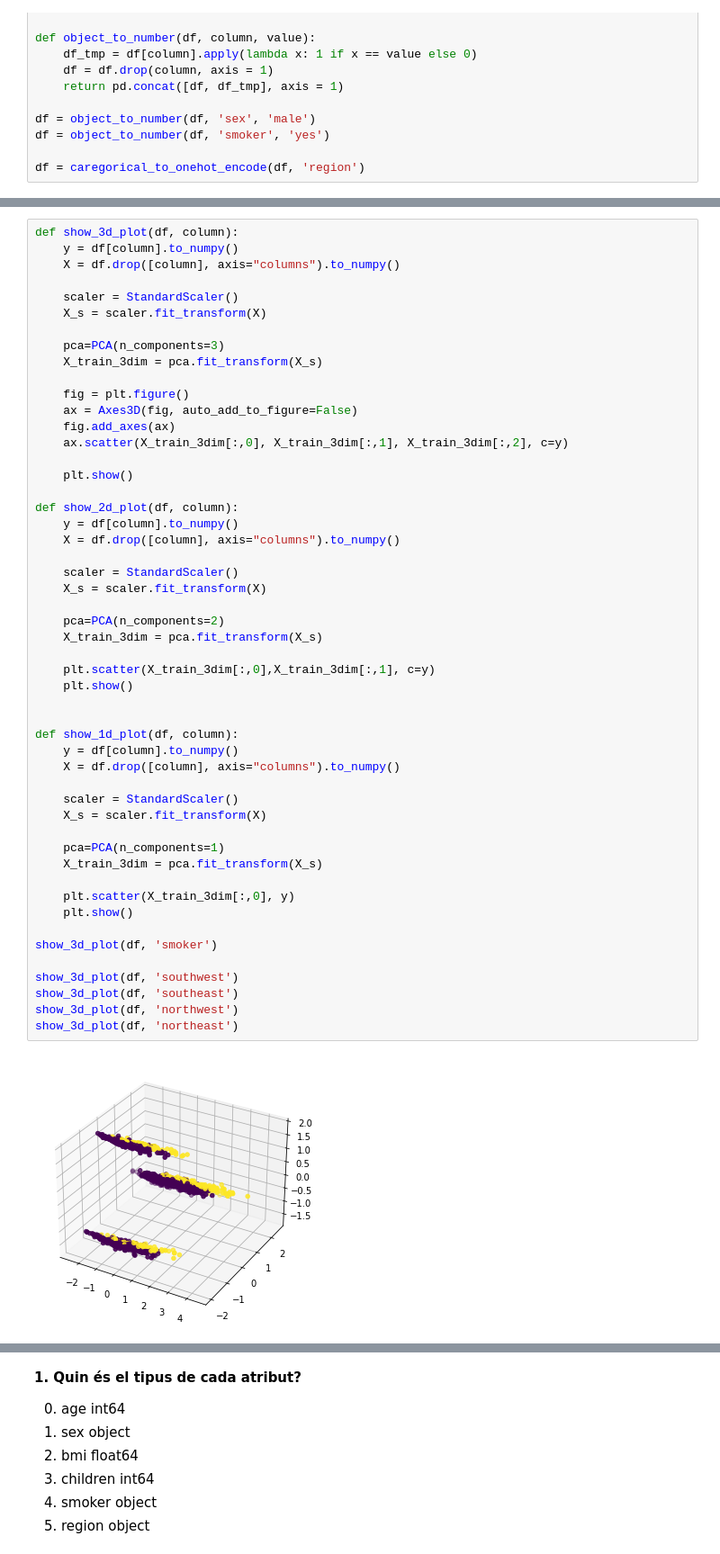
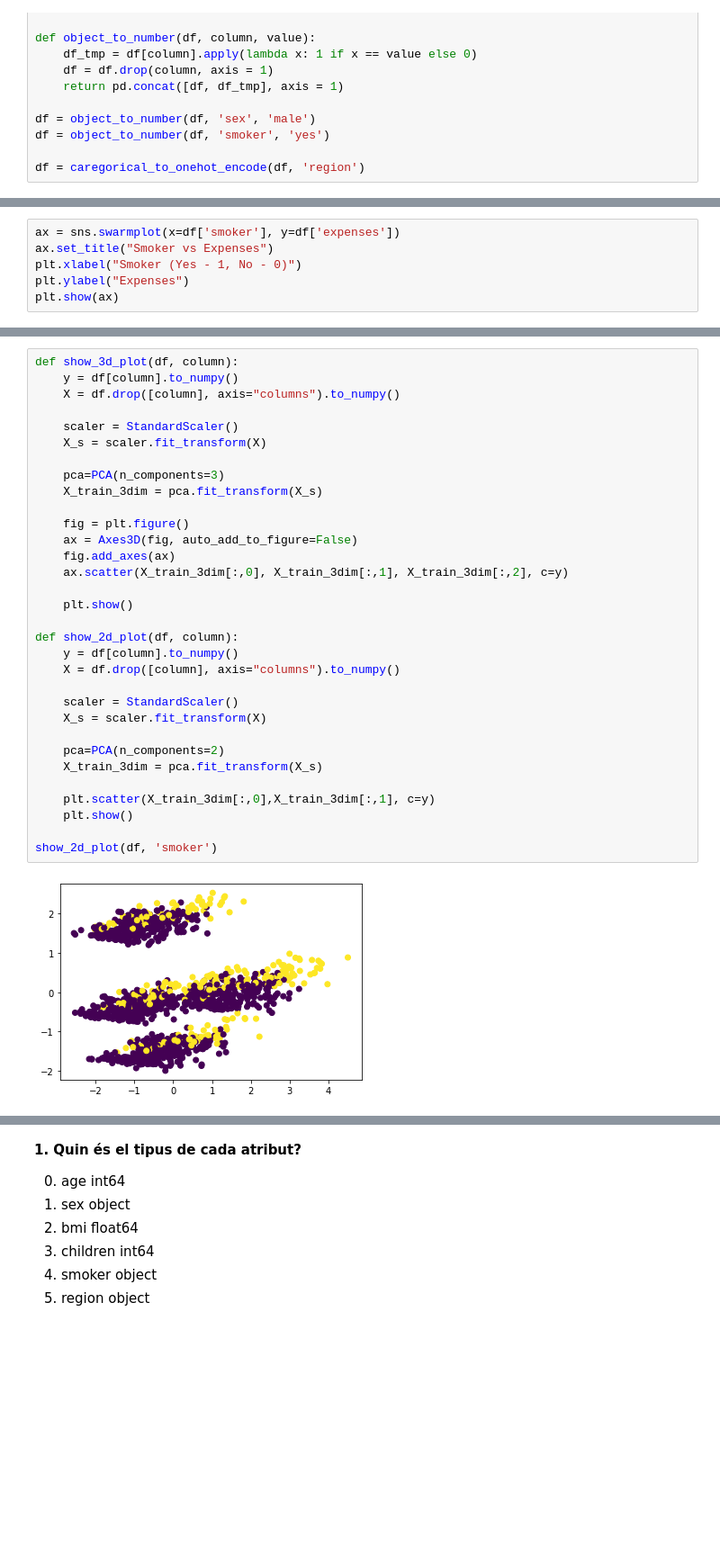
Before and after one commit to jaguilera95/ApC-GPA606, a Jupyter notebook: src/Practica1-Regression2021.ipynb, the cells around one changed output, grey strips where cells are left out. Shown at 90% size. Saved outputs shown, nothing was run; the diff lists cells and outputs as text; blank space fills up the shorter version.

```diff
--- a/src/Practica1-Regression2021.ipynb
+++ b/src/Practica1-Regression2021.ipynb
@@ -110,0 +129,6 @@ df = caregorical_to_onehot_encode(df, 'region')
+# %%
+ax = sns.swarmplot(x=df['smoker'], y=df['expenses'])
+ax.set_title("Smoker vs Expenses")
+plt.xlabel("Smoker (Yes - 1, No - 0)")
+plt.ylabel("Expenses")
+plt.show(ax)
@@ -113,51 +139,32 @@ def show_3d_plot(df, column):
     y = df[column].to_numpy()
     X = df.drop([column], axis="columns").to_numpy()
 
     scaler = StandardScaler()
     X_s = scaler.fit_transform(X)
 
     pca=PCA(n_components=3)
     X_train_3dim = pca.fit_transform(X_s)
 
     fig = plt.figure()
     ax = Axes3D(fig, auto_add_to_figure=False)
     fig.add_axes(ax)
     ax.scatter(X_train_3dim[:,0], X_train_3dim[:,1], X_train_3dim[:,2], c=y)
 
     plt.show()
 
 def show_2d_plot(df, column):
     y = df[column].to_numpy()
     X = df.drop([column], axis="columns").to_numpy()
 
     scaler = StandardScaler()
     X_s = scaler.fit_transform(X)
 
     pca=PCA(n_components=2)
     X_train_3dim = pca.fit_transform(X_s)
 
     plt.scatter(X_train_3dim[:,0],X_train_3dim[:,1], c=y)
     plt.show()
 
-
-def show_1d_plot(df, column):
-    y = df[column].to_numpy()
-    X = df.drop([column], axis="columns").to_numpy()
-
-    scaler = StandardScaler()
-    X_s = scaler.fit_transform(X)
-
-    pca=PCA(n_components=1)
-    X_train_3dim = pca.fit_transform(X_s)
-
-    plt.scatter(X_train_3dim[:,0], y)
-    plt.show()
-
-show_3d_plot(df, 'smoker')
-
-show_3d_plot(df, 'southwest')
-show_3d_plot(df, 'southeast')
-show_3d_plot(df, 'northwest')
-show_3d_plot(df, 'northeast')
+show_2d_plot(df, 'smoker')
 # %% [output]
-[figure, old version]
+[figure, new version]
```
Also changed, not shown: parts of 18 cells of this notebook.
